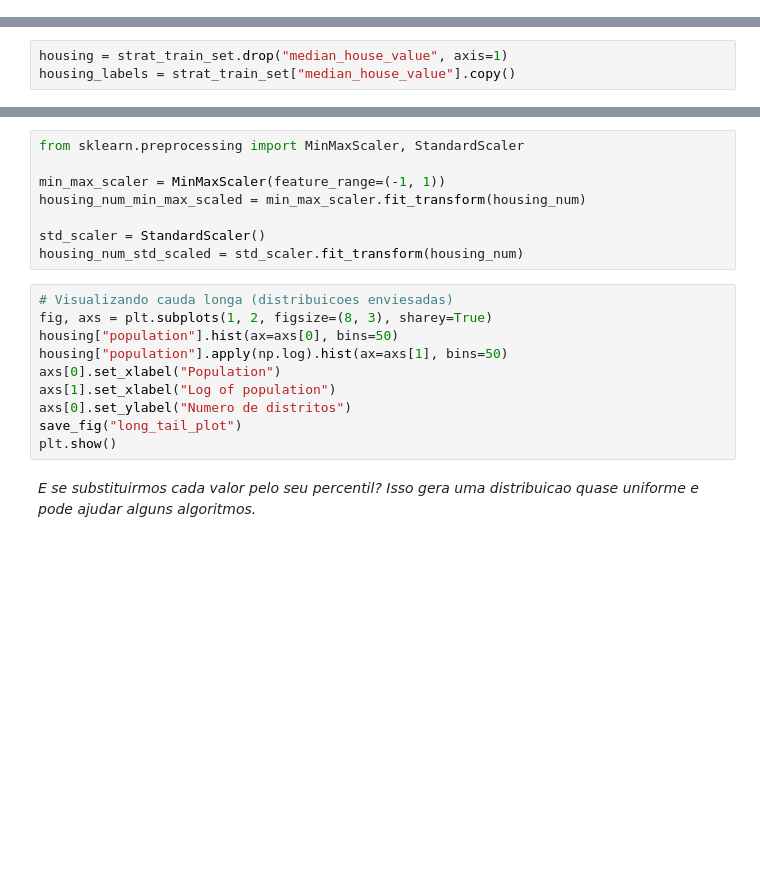
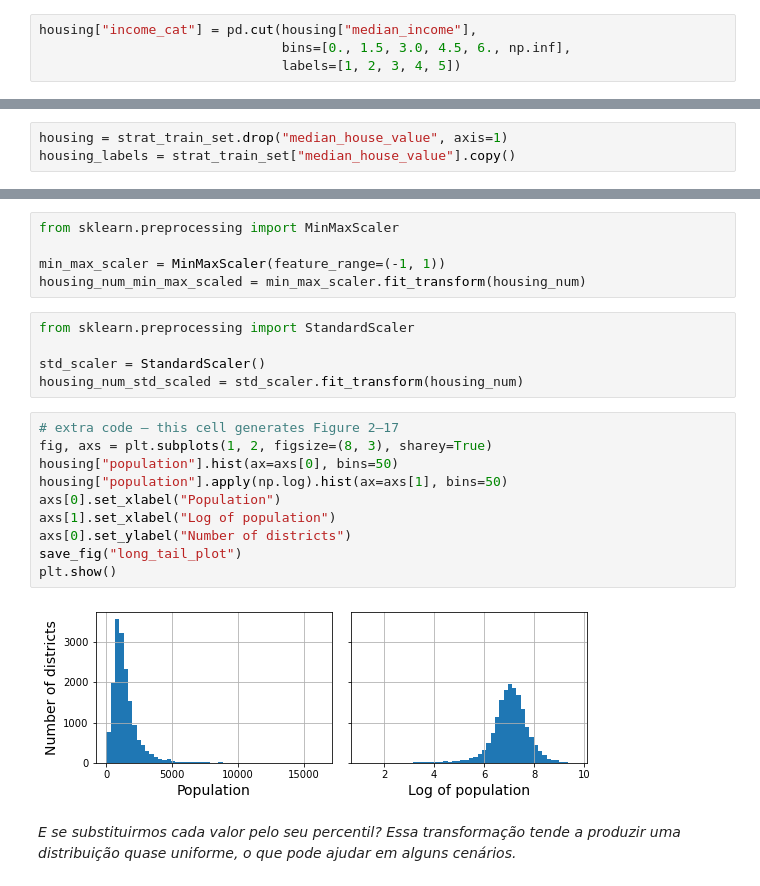
Before and after one commit to JorgRibeiro/modelos-handson, a Jupyter notebook: chapter-02/02_Projeto_End_to_End_de_Machine_Learning.ipynb, the cells around one changed output, grey strips where cells are left out. Cells and saved outputs as stored; diff of their text form; blank space fills up the shorter version.

```diff
--- a/chapter-02/02_Projeto_End_to_End_de_Machine_Learning.ipynb
+++ b/chapter-02/02_Projeto_End_to_End_de_Machine_Learning.ipynb
@@ -171,0 +223,4 @@ plt.show()
+# %%
+housing["income_cat"] = pd.cut(housing["median_income"],
+                               bins=[0., 1.5, 3.0, 4.5, 6., np.inf],
+                               labels=[1, 2, 3, 4, 5])
@@ -283,21 +704,25 @@ cat_encoder.categories_
 # %%
-from sklearn.preprocessing import MinMaxScaler, StandardScaler
+from sklearn.preprocessing import MinMaxScaler
 
 min_max_scaler = MinMaxScaler(feature_range=(-1, 1))
 housing_num_min_max_scaled = min_max_scaler.fit_transform(housing_num)
-
-std_scaler = StandardScaler()
-housing_num_std_scaled = std_scaler.fit_transform(housing_num)
+# %%
+from sklearn.preprocessing import StandardScaler
+
+std_scaler = StandardScaler()
+housing_num_std_scaled = std_scaler.fit_transform(housing_num)
 # %%
-# Visualizando cauda longa (distribuicoes enviesadas)
+# extra code – this cell generates Figure 2–17
 fig, axs = plt.subplots(1, 2, figsize=(8, 3), sharey=True)
 housing["population"].hist(ax=axs[0], bins=50)
 housing["population"].apply(np.log).hist(ax=axs[1], bins=50)
 axs[0].set_xlabel("Population")
 axs[1].set_xlabel("Log of population")
-axs[0].set_ylabel("Numero de distritos")
+axs[0].set_ylabel("Number of districts")
 save_fig("long_tail_plot")
 plt.show()
+# %% [output]
+[figure, added]
 # %% [markdown]
-*E se substituirmos cada valor pelo seu percentil? Isso gera uma distribuicao quase uniforme e pode ajudar alguns algoritmos.*
+*E se substituirmos cada valor pelo seu percentil? Essa transformação tende a produzir uma distribuição quase uniforme, o que pode ajudar em alguns cenários.*
 # %%
```
Also changed, not shown: parts of 265 cells of this notebook.
